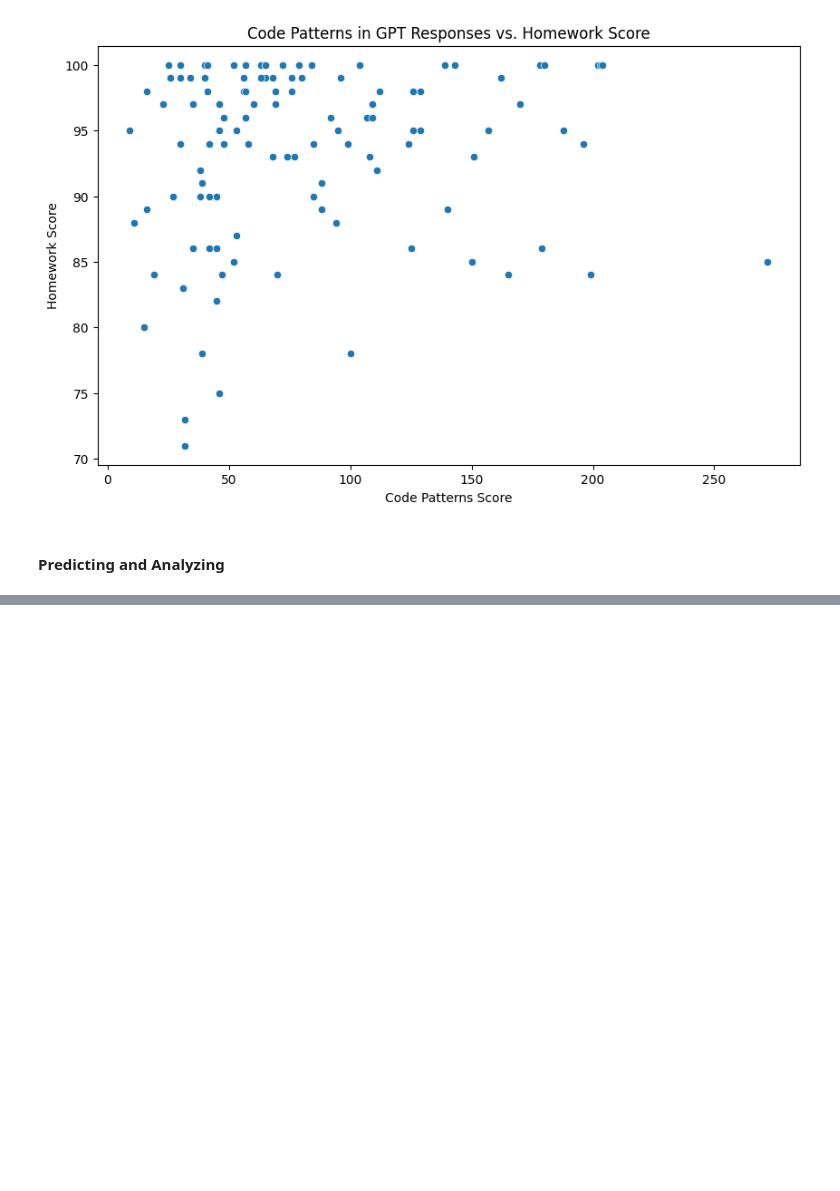
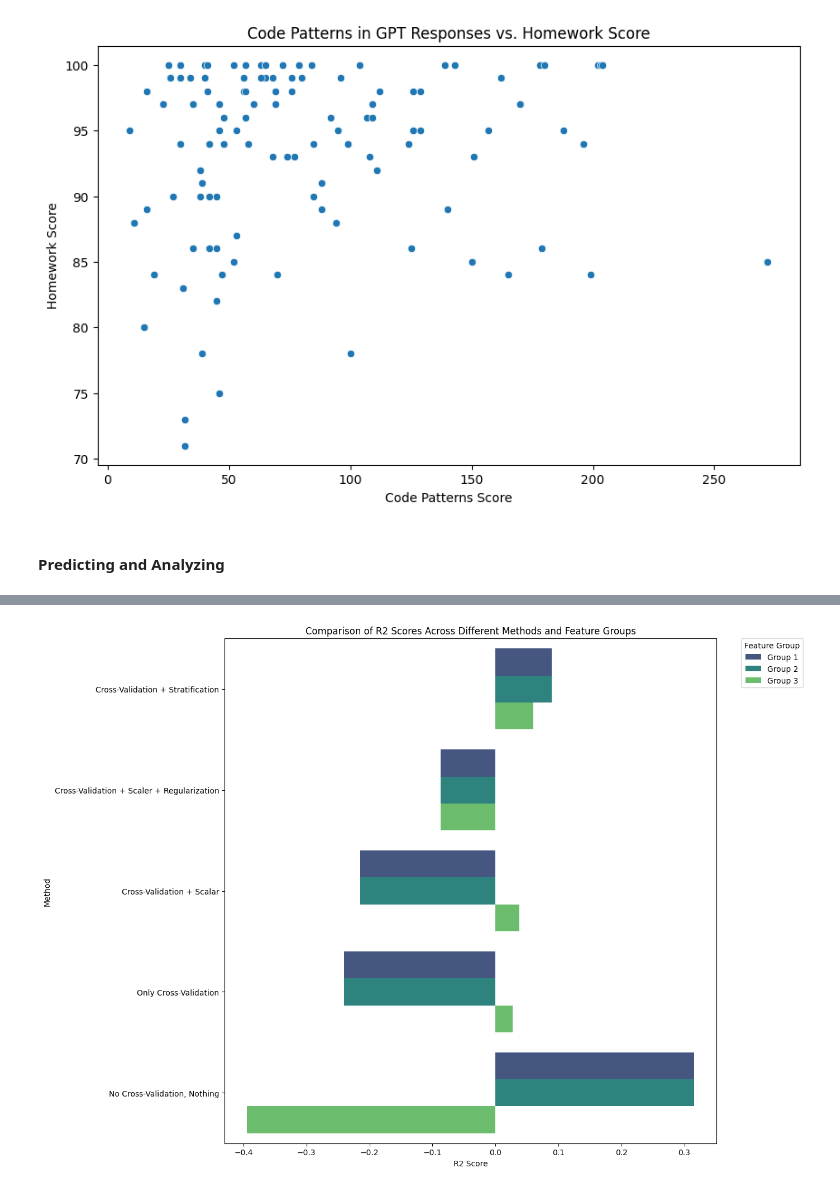
Before and after one commit to mhsendur/ChatGPT-Grade-Predictor, a Jupyter notebook: CS412_Project.ipynb, the cells around one changed output, grey strips where cells are left out. Saved outputs shown, nothing was run; the diff lists cells and outputs as text; code cells hidden in the pictures; blank space fills up the shorter version.

```diff
--- a/CS412_Project.ipynb
+++ b/CS412_Project.ipynb
@@ -1183,0 +1184,57 @@ R2 TEST: 0.3156711410290065
+# %%
+# HARUN
+import pandas as pd
+import seaborn as sns
+import matplotlib.pyplot as plt
+
+# Given results, structured as a dictionary
+results = {
+    'Method': [
+        "Cross-Validation + Stratification",
+        "Cross-Validation + Stratification",
+        "Cross-Validation + Stratification",
+        "Cross-Validation + Scaler + Regularization",
+        "Cross-Validation + Scaler + Regularization",
+        "Cross-Validation + Scaler + Regularization",
+        "Cross-Validation + Scalar",
+        "Cross-Validation + Scalar",
+        "Cross-Validation + Scalar",
+        "Only Cross-Validation",
+        "Only Cross-Validation",
+        "Only Cross-Validation",
+        "No Cross-Validation, Nothing",
+        "No Cross-Validation, Nothing",
+        "No Cross-Validation, Nothing"
+    ],
+    'R2 Score': [
+        0.0898, 0.0898, 0.0601,  # Stratification scores
+        -0.0872, -0.0872, -0.0872,  # Scaler + Regularization scores
+        -0.2148, -0.2148, 0.0378,  # Scalar scores
+        -0.2408, -0.2408, 0.0272,  # Only CV scores
+        0.3157, 0.3157, -0.3946  # No CV scores
+    ],
+    'Feature Group': [
+        "Group 1", "Group 2", "Group 3",
+        "Group 1", "Group 2", "Group 3",
+        "Group 1", "Group 2", "Group 3",
+        "Group 1", "Group 2", "Group 3",
+        "Group 1", "Group 2", "Group 3"
+    ]
+}
+
+# Convert the dictionary to a DataFrame
+results_df = pd.DataFrame(results)
+
+# Plotting with seaborn
+plt.figure(figsize=(14, 10))
+sns.barplot(x='R2 Score', y='Method', hue='Feature Group', data=results_df, palette='viridis')
+
+# Add a legend and a title
+plt.legend(title='Feature Group', bbox_to_anchor=(1.05, 1), loc=2, borderaxespad=0.)
+plt.title('Comparison of R2 Scores Across Different Methods and Feature Groups')
+
+# Show the plot
+plt.tight_layout()
+plt.show()
+# %% [output]
+[figure, added]
```
Also changed, not shown: parts of 6 cells of this notebook.
